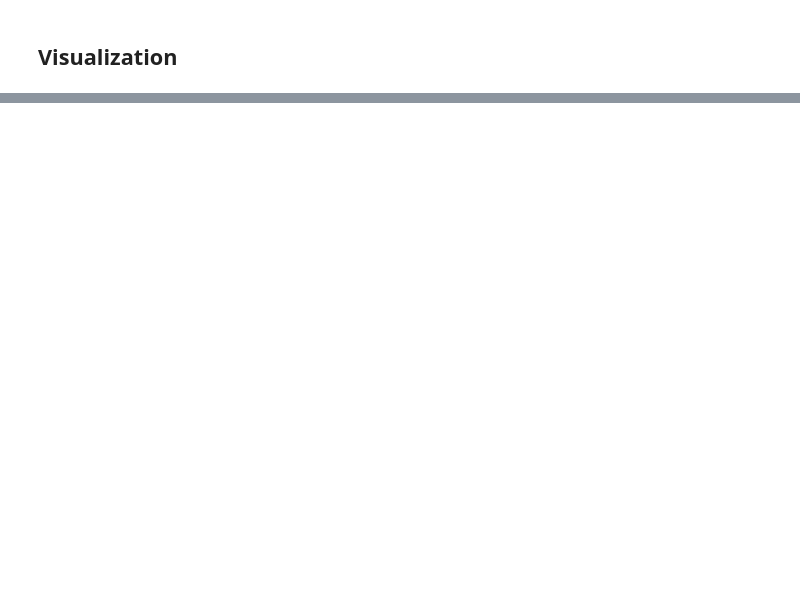
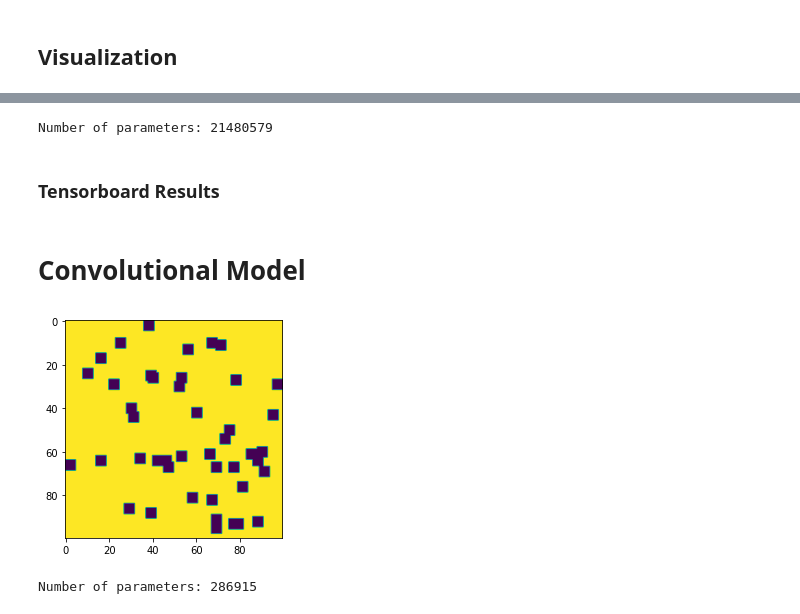
Before and after one commit to a80-abbasi/DeepLearningAssignments, a Jupyter notebook: Assignment 3/HW3-Q1.ipynb, the cells around one changed output, grey strips where cells are left out. Cells and saved outputs as stored; diff of their text form; code cells hidden in the pictures; blank space fills up the shorter version.

```diff
--- a/Assignment 3/HW3-Q1.ipynb
+++ b/Assignment 3/HW3-Q1.ipynb
@@ -53,0 +277,6 @@ plt.show()
+# %%
+print(f'Number of parameters: {sum(p.numel() for p in model.parameters() if p.requires_grad)}')
+# %% [output]
+Number of parameters: 21480579
+# %% [markdown]
+### Tensorboard Results
@@ -53,0 +285,44 @@ plt.show()
+# %% [markdown]
+# Convolutional Model
+# %%
+class DropBlock2D(nn.Module):
+    def __init__(self, block_size, drop_rate, batchwise=True):
+        super(DropBlock2D, self).__init__()
+        self.block_size = block_size
+        self.droprate = drop_rate
+        self.batchwise = batchwise
+        self.gamma = None
+        self.bernoulli = None
+
+    def forward(self, x):
+        if not self.training or self.droprate == 0:
+            return x
+
+        if self.gamma is None or self.bernoulli is None:
+            self._create_params(x)
+
+        if self.batchwise:
+            mask = self.bernoulli.sample((1, *x.size()[1:])).to(x.device)
+        else:
+            mask = self.bernoulli.sample(x.size()).to(x.device)
+
+        mask = F.max_pool2d(mask, self.block_size, stride=1, padding=self.block_size // 2)
+        if self.block_size % 2 == 0:
+            mask = mask[:, :, :-1, :-1]
+        mask = 1 - mask
+
+        normalize_scale = (mask.numel() / mask.float().sum().add(1e-6)).to(dtype=x.dtype)
+        out = x * mask * normalize_scale
+        return mask
+
+    def _create_params(self, x):
+        gamma = self.droprate / (self.block_size ** 2)
+        bernoulli = torch.distributions.bernoulli.Bernoulli(gamma)
+
+        self.gamma = gamma
+        self.bernoulli = bernoulli
+# %%
+plt.imshow(DropBlock2D(5, 0.1)(torch.ones(1, 1, 100, 100)).squeeze().detach().numpy())
+plt.show()
+# %% [output]
+[figure, added]
@@ -53,0 +386,4 @@ plt.show()
+# %%
+print(f'Number of parameters: {sum(p.numel() for p in model.parameters() if p.requires_grad)}')
+# %% [output]
+Number of parameters: 286915
```
Also changed, not shown: parts of 41 cells of this notebook, 2 other files.
